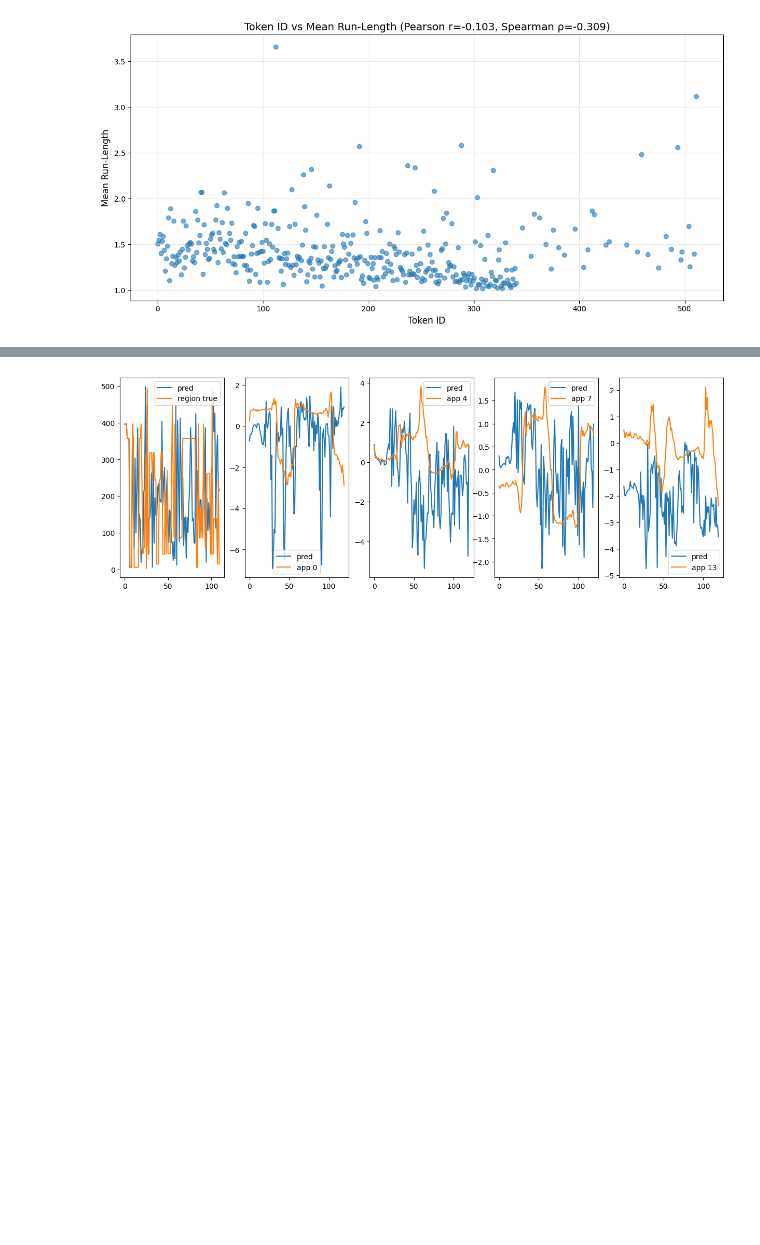
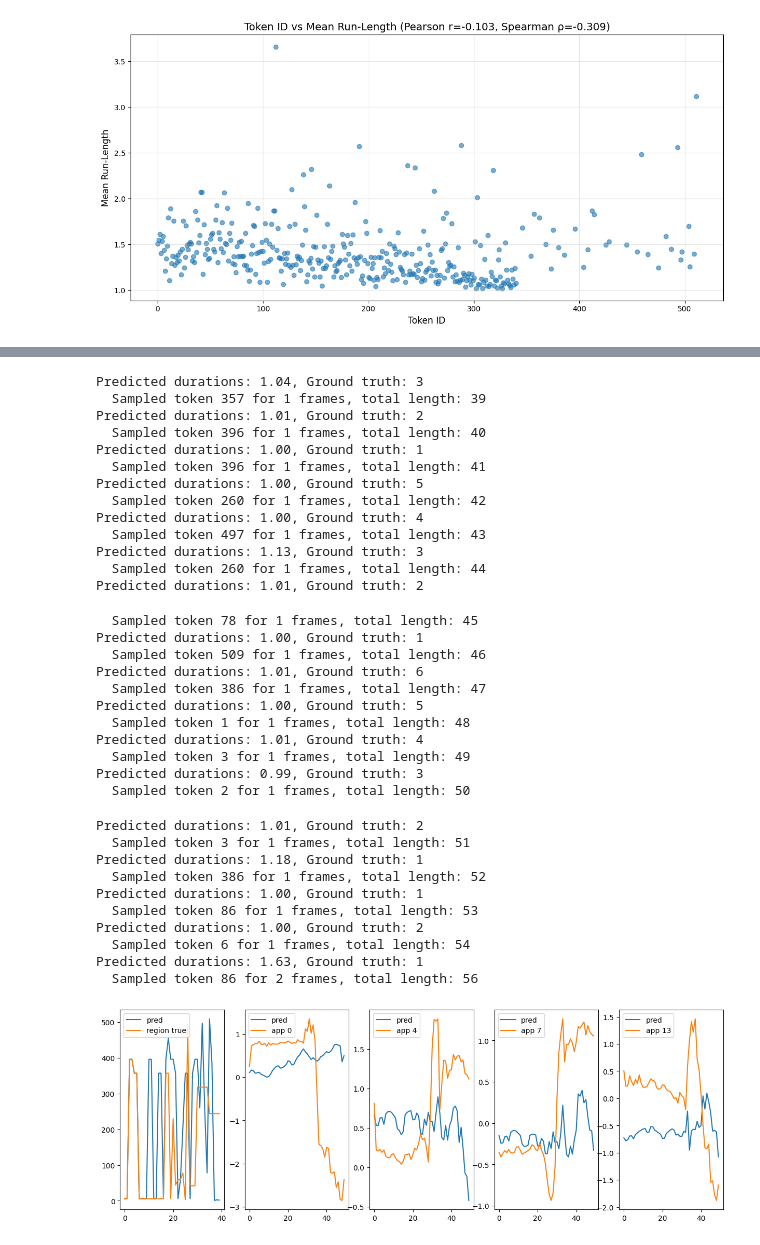
Before and after one commit to ojasprabhune/eeg, a Jupyter notebook: notebooks/data_debug.ipynb, the cells around one changed output, grey strips where cells are left out. Cells and saved outputs as stored; diff of their text form; code cells hidden in the pictures; blank space fills up the shorter version.

```diff
--- a/notebooks/data_debug.ipynb
+++ b/notebooks/data_debug.ipynb
@@ -423,35 +424,42 @@ def inference_durations(
     first_token = gt_tokens[:, :seen_so_far]
     tokens_so_far = list(first_token.tolist()[0])
 
-    for _ in tqdm(range(100)):
+    for _ in tqdm(range(30)):
         output = model(
-            torch.tensor(tokens_so_far).unsqueeze(0)
+            torch.tensor(tokens_so_far).unsqueeze(0).to(device)
         )
 
         token_logits, durations = output
-        token_logits = token_logits.squeeze(0)
-        durations = durations.squeeze(0)
+        token_logits = token_logits.squeeze(0).cpu()
+        durations = durations.squeeze(0).cpu()
+
+        predicted_duration = durations[-1].item()
 
         if verbose:
             if log:
-                print(f"Predicted log-durations: {durations[-1].item():.2f}, Ground truth: {torch.log10(torch.tensor(gt_durations[len(tokens_so_far)-1], dtype=torch.float32)).item():.2f}")
+                print(f"Predicted log-durations: {predicted_duration:.2f}, Ground truth: {torch.log10(torch.tensor(gt_durations[len(tokens_so_far)-1], dtype=torch.float32)).item():.2f}")
             else:
-                print(f"Predicted durations: {durations[-1].item():.2f}, Ground truth: {gt_durations[len(tokens_so_far)-1]}")
+                print(f"Predicted durations: {predicted_duration:.2f}, Ground truth: {gt_durations[len(tokens_so_far)-1]}")
 
+        # Sample the next token
         if sample_strategy == "greedy":
             best_region_token = torch.argmax(token_logits[-1]).item()
-
         elif sample_strategy == "multinomial":
             region_probs = torch.softmax(token_logits / temperature, dim=1)[-1]
             best_region_token = torch.multinomial(region_probs, num_samples=1).item()
 
+        # Convert predicted duration to number of frames
         if not log:
-            for d in range(round(durations[-1].item())):
-                tokens_so_far.append(best_region_token)
+            duration = max(1, round(predicted_duration))
         else:
-            duration = max(1, round(10 ** durations[-1].item()))
-            for d in range(duration):
-                tokens_so_far.append(best_region_token)
+            duration = max(1, round(10 ** predicted_duration))
+
+        # Append the sampled token for the predicted duration
+        for d in range(duration):
+            tokens_so_far.append(best_region_token)
+
+        if verbose:
+            print(f"  Sampled token {best_region_token} for {duration} frames, total length: {len(tokens_so_far)}")
 
     appendage_values = dataset.vqvae.decode(torch.tensor(tokens_so_far).unsqueeze(0).to(device)).squeeze(0)
 
@@ -463,7 +471,7 @@ def plot_out(
     inference,
     log: bool = False,
 ):
-    out, pred_appendage = inference(model, dataset, log=log, seen_so_far=20, sample_strategy="multinomial", temperature=2.0)
+    out, pred_appendage = inference(model, dataset, log=log, seen_so_far=20, sample_strategy="multinomial", temperature=1.0, verbose=True)
     # region_tokens, appendage_values = dataset[1]
     data = dataset[0]
     region_tokens = data["tokens"]
@@ -473,7 +481,7 @@ def plot_out(
 
     fig, ax = plt.subplots(1, 5, figsize=(15, 5))
 
-    num_plot = 120
+    num_plot = 50
 
     ax[0].plot(out[10:num_plot], label="pred")
     ax[0].plot(region_tokens[10:num_plot], label="region true")
@@ -499,5 +507,5 @@ def plot_out(
 
     return out
 # %%
-out = plot_out(model, dataset, inference_durations, log=True)
+out = plot_out(model, dataset, inference_durations, log=False)
 # %% [output]
@@ -504,2 +529,36 @@ out = plot_out(model, dataset, inference_durations, log=True)
+Predicted durations: 1.04, Ground truth: 3
+  Sampled token 357 for 1 frames, total length: 39
+Predicted durations: 1.01, Ground truth: 2
+  Sampled token 396 for 1 frames, total length: 40
+Predicted durations: 1.00, Ground truth: 1
+  Sampled token 396 for 1 frames, total length: 41
+Predicted durations: 1.00, Ground truth: 5
+  Sampled token 260 for 1 frames, total length: 42
+Predicted durations: 1.00, Ground truth: 4
+  Sampled token 497 for 1 frames, total length: 43
+Predicted durations: 1.13, Ground truth: 3
+  Sampled token 260 for 1 frames, total length: 44
+Predicted durations: 1.01, Ground truth: 2
+  Sampled token 78 for 1 frames, total length: 45
+Predicted durations: 1.00, Ground truth: 1
+  Sampled token 509 for 1 frames, total length: 46
+Predicted durations: 1.01, Ground truth: 6
+  Sampled token 386 for 1 frames, total length: 47
+Predicted durations: 1.00, Ground truth: 5
+  Sampled token 1 for 1 frames, total length: 48
+Predicted durations: 1.01, Ground truth: 4
+  Sampled token 3 for 1 frames, total length: 49
+Predicted durations: 0.99, Ground truth: 3
+  Sampled token 2 for 1 frames, total length: 50
+Predicted durations: 1.01, Ground truth: 2
+  Sampled token 3 for 1 frames, total length: 51
+Predicted durations: 1.18, Ground truth: 1
+  Sampled token 386 for 1 frames, total length: 52
+Predicted durations: 1.00, Ground truth: 1
+  Sampled token 86 for 1 frames, total length: 53
+Predicted durations: 1.00, Ground truth: 2
+  Sampled token 6 for 1 frames, total length: 54
+Predicted durations: 1.63, Ground truth: 1
+  Sampled token 86 for 2 frames, total length: 56
-[figure, old version]
+[figure, new version]
 # %%
```
Also changed, not shown: parts of 6 cells of this notebook, 5 other files.
